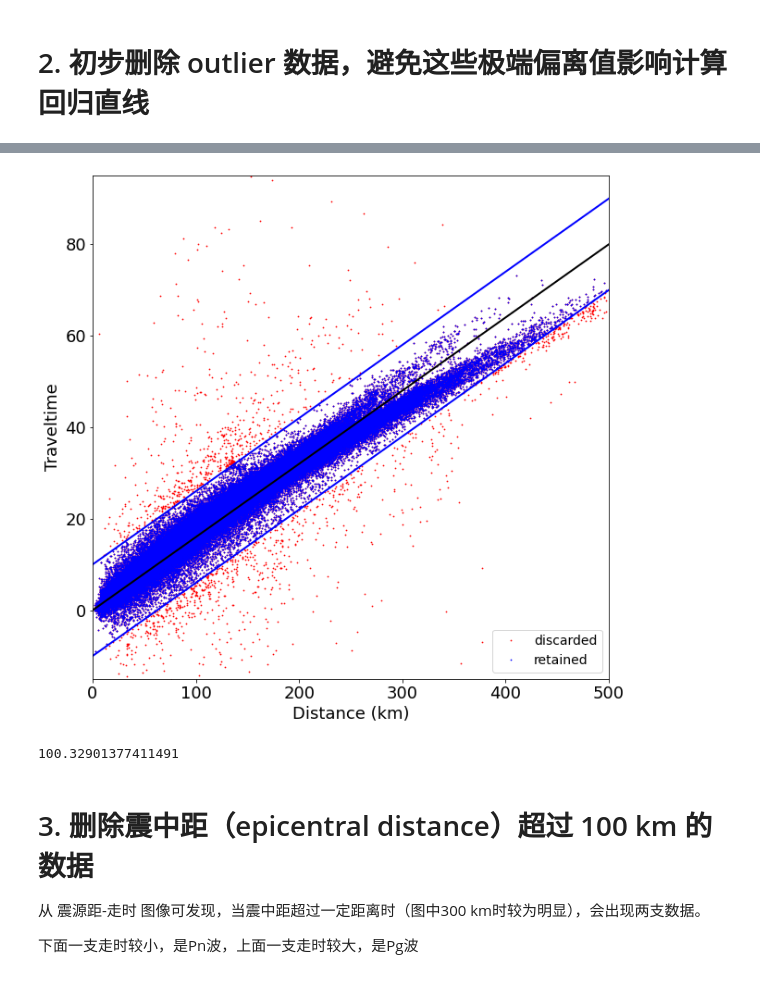
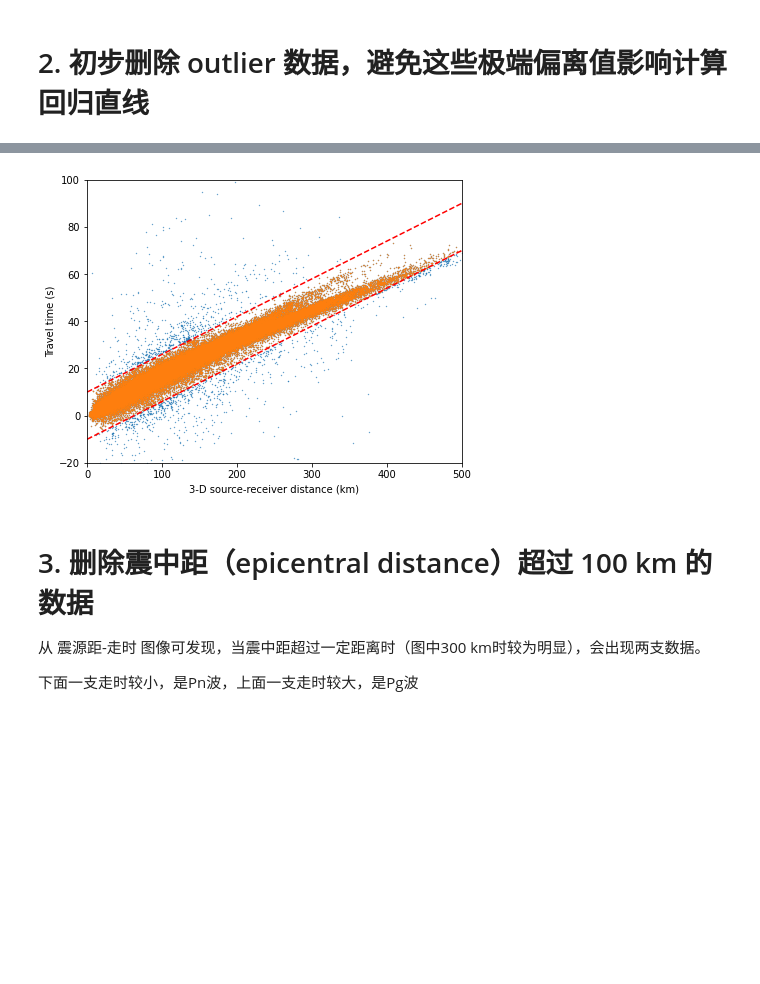
Before and after one commit to JingChen-Thu/TomoATT_examples_for_course2026, a Jupyter notebook: CHS/Step1_Data_Process/DataProc2_keep_reliable_data_by_linear_regression.ipynb, the cells around one changed output, grey strips where cells are left out. Saved outputs shown, nothing was run; the diff lists cells and outputs as text; code cells hidden in the pictures; blank space fills up the shorter version.

Commit message:
update DataProc2

```diff
--- a/CHS/Step1_Data_Process/DataProc2_keep_reliable_data_by_linear_regression.ipynb
+++ b/CHS/Step1_Data_Process/DataProc2_keep_reliable_data_by_linear_regression.ipynb
@@ -10,8 +9,8 @@ import functions_for_data as ffd
 # %%
 # 读取数据
 fname = "output_data/step1_src_rec_indom.dat"
-[ev_info_obs, st_info_obs] = ffd.read_src_rec_file(fname)
+sr =pta.SrcRec.read(fname)
 
 # 数据画图（可选） fname = None 可以不保存图片
-ffd.fig_ev_st_distribution_dep(ev_info_obs, st_info_obs, fname = None)
+sr.plot();
 # %% [output]
@@ -20,15 +20,29 @@ ffd.fig_ev_st_distribution_dep(ev_info_obs, st_info_obs, fname = None)
 # 2. 初步删除 outlier 数据，避免这些极端偏离值影响计算回归直线
 # %%
 # 筛选范围：当 走时 > slope * 距离 + intercept + up 或者 走时 < slope * 距离 + intercept + down 时，认为是异常数据，剔除掉。
-slope = 0.16    # 斜率
-intercept = 0   # 截距
-up = 10         # 上限
-down = -10      # 下限
+velocity = 6.25    # 斜率
+tt_res_range = [-10, 10]
 
 # 地震与台站直线距离范围（hypocentral distance）
 dis_min = 0
 dis_max = 500
 
+sr.calc_distaz()
+sr_outlier = sr.copy()
+sr_outlier.select_by_constant_velocity(velocity, tt_res_range)
+
+# 数据画图（可选） fname = None 可以不保存图片
+fig = sr.plot_travel_time(color='C0', s=0.1, ylim=(-20, 100), distance="dist_3d_km")
+sr_outlier.plot_travel_time(
+    color='C1', s=0.1, fig=fig, ylim="inherit", distance="dist_3d_km")
+
+# 绘制走时残差上下限辅助线
+fig.axes[0].axline((0, tt_res_range[0]), slope=1/velocity, color='red', linestyle='--')
+fig.axes[0].axline((0, tt_res_range[1]), slope=1/velocity, color='red', linestyle='--')
+fig.axes[0].set_xlim(0, 500)
+fig.axes[0].set_ylim(-20, 100)
+fig.savefig("figs/step2_data_remove_outlier.png", dpi=300, bbox_inches='tight', facecolor='w', edgecolor='w')
+
 # 删除 走时残差大于阈值，以及震源距超过限制范围的数据 （fname = None 可以不保存图片）
-ev_remove_outlier = ffd.fig_data_plot_remove_outliers(ev_info_obs,st_info_obs,slope,intercept,up,down,dis_min,dis_max, fname = "figs/step2_data_remove_outlier.png")
+# ev_remove_outlier = ffd.fig_data_plot_remove_outliers(ev_info_obs,st_info_obs,slope,intercept,up,down,dis_min,dis_max, fname = "figs/step2_data_remove_outlier.png")
 # %% [output]
@@ -35,37 +54 @@ ev_remove_outlier = ffd.fig_data_plot_remove_outliers(ev_info_obs,st_info_obs,sl
-[figure, old version]
+[figure, new version]
-# %%
-import math
-
-
-def cal_dis(lat1, lon1,lat2, lon2, R = 6371):
-    latitude1 = (math.pi/180)*lat1
-    latitude2 = (math.pi/180)*lat2
-    longitude1 = (math.pi/180)*lon1
-    longitude2= (math.pi/180)*lon2
-    # Therefore, the spherical distance between points A and B is:{arccos[sinb*siny+cosb*cosy*cos(a-x)]}*R
-    # Radius of the earth
-    if((lat1-lat2)**2+(lon1-lon2)**2<0.000001):
-        return 0
-
-    d = math.acos(math.sin(latitude1)*math.sin(latitude2)+ math.cos(latitude1)*math.cos(latitude2)*math.cos(longitude2-longitude1))/math.pi*180
-    return d * 2 * math.pi * R / 360
-
-# lat_ev = 2.2632
-# lon_ev = -0.0375
-# dep_ev = 14.5000
-# lat_st = -1.3925
-# lon_st = 0.7157
-# ele_st = 730.0000
-
-lat_ev = 1.0766
-lon_ev = 0.4631
-dep_ev = 4.0000
-lat_st = 1.7344
-lon_st = -0.1530
-ele_st = 1050.0000
-
-epi_dis = cal_dis(lat_ev,lon_ev,lat_st,lon_st)
-dis = math.sqrt(cal_dis(lat_ev,lon_ev,lat_st,lon_st)**2 + (dep_ev+ele_st/1000)**2)
-print(dis)
-# %% [output]
-100.32901377411491
```
Also changed, not shown: parts of 9 cells of this notebook.
